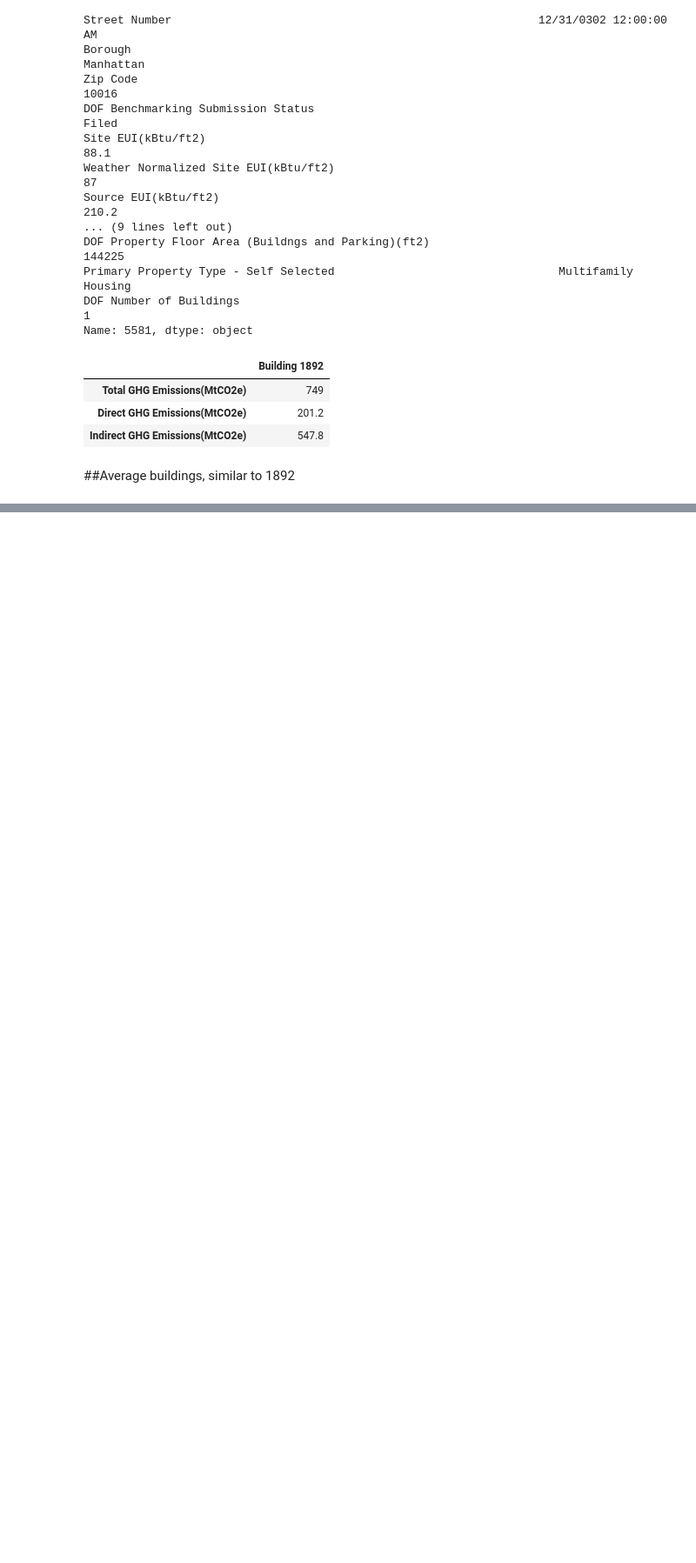
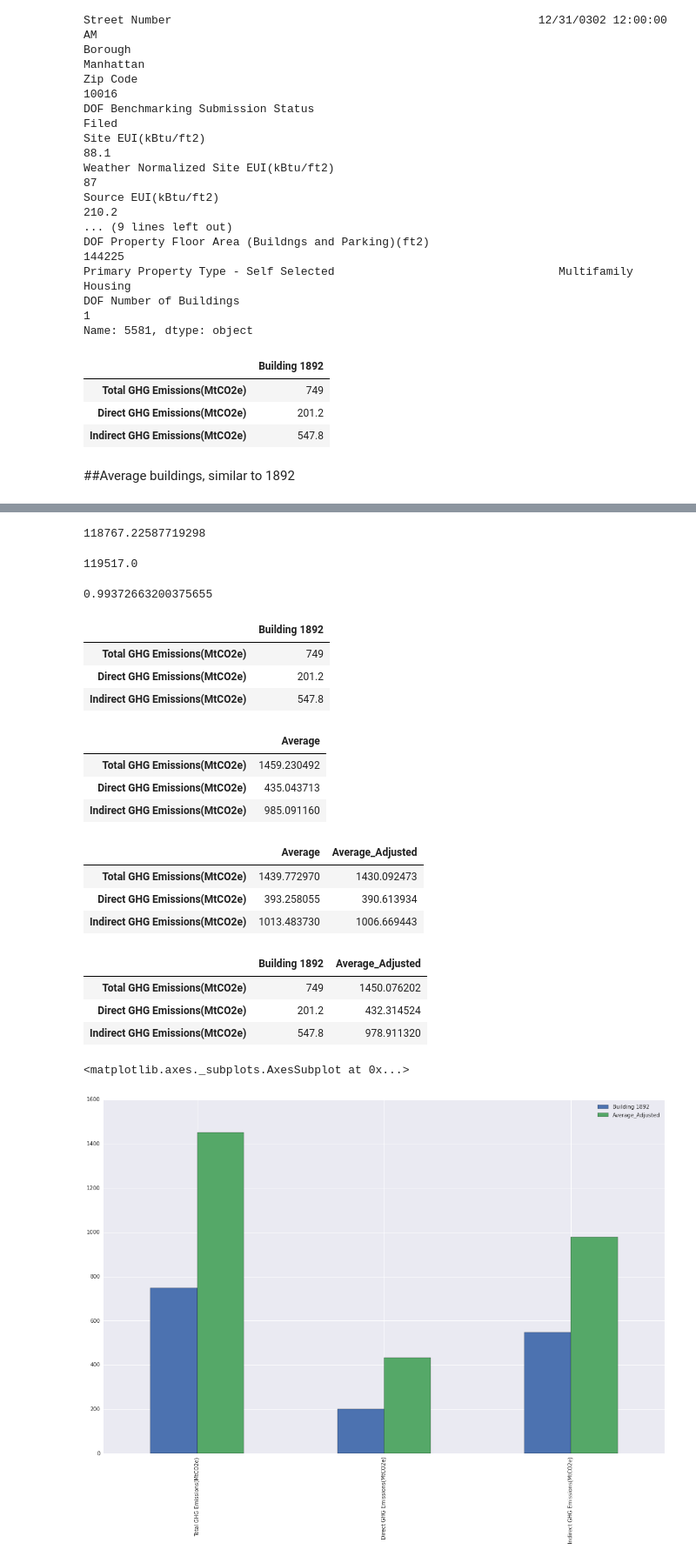
Before and after one commit to Data-Science-TIY/builditgreen, a Jupyter notebook: builditgreen/energy_data_nyc/energy_data_nyc.ipynb, the cells around one changed output, grey strips where cells are left out. Shown at 87% size. Drawn from its saved outputs; the diff is of its cells as text; code cells hidden in the pictures; blank space fills up the shorter version.

```diff
--- a/builditgreen/energy_data_nyc/energy_data_nyc.ipynb
+++ b/builditgreen/energy_data_nyc/energy_data_nyc.ipynb
@@ -278,0 +323,54 @@ minus_10_percent_area, plus_10_percent_area
+# %%
+mean_compare_to_one_89_two[12]
+# %% [output]
+118767.22587719298
+# %%
+one_89_two.squeeze()[20]
+# %% [output]
+119517.0
+# %%
+percent_normalize_1892 = mean_compare_to_one_89_two[12] / one_89_two.squeeze()[20]
+percent_normalize_1892
+# %% [output]
+0.99372663200375655
+# %%
+one_89_two_energy = one_89_two[17:20]
+one_89_two_energy = pd.DataFrame(one_89_two_energy)
+one_89_two_energy.columns=['Building 1892']
+one_89_two_energy
+# %% [output]
+|  | Building 1892 |
+| Total GHG Emissions(MtCO2e) | 749 |
+| Direct GHG Emissions(MtCO2e) | 201.2 |
+| Indirect GHG Emissions(MtCO2e) | 547.8 |
+# %%
+mean_compare_to_one_89_two_energy = mean_compare_to_one_89_two[9:12]
+mean_compare_to_one_89_two_energy = pd.DataFrame(mean_compare_to_one_89_two_energy)
+mean_compare_to_one_89_two_energy.columns=['Average']
+mean_compare_to_one_89_two_energy
+# %% [output]
+|  | Average |
+| Total GHG Emissions(MtCO2e) | 1459.230492 |
+| Direct GHG Emissions(MtCO2e) | 435.043713 |
+| Indirect GHG Emissions(MtCO2e) | 985.091160 |
+# %%
+mean_compare_to_one_89_two_energy['Average_Adjusted'] = mean_compare_to_one_89_two_energy['Average'] * percent_normalize_1892
+mean_to_compare_energy
+# %% [output]
+|  | Average | Average_Adjusted |
+| Total GHG Emissions(MtCO2e) | 1439.772970 | 1430.092473 |
+| Direct GHG Emissions(MtCO2e) | 393.258055 | 390.613934 |
+| Indirect GHG Emissions(MtCO2e) | 1013.483730 | 1006.669443 |
+# %%
+one_89_two_energy_comparison = one_89_two_energy.join(mean_compare_to_one_89_two_energy.iloc[:,1:2])
+one_89_two_energy_comparison
+# %% [output]
+|  | Building 1892 | Average_Adjusted |
+| Total GHG Emissions(MtCO2e) | 749 | 1450.076202 |
+| Direct GHG Emissions(MtCO2e) | 201.2 | 432.314524 |
+| Indirect GHG Emissions(MtCO2e) | 547.8 | 978.911320 |
+# %%
+one_89_two_energy_comparison.plot(kind='bar', figsize=(19,12))
+# %% [output]
+<matplotlib.axes._subplots.AxesSubplot at 0x...>
+[figure, added]
```
Also changed, not shown: parts of 58 cells of this notebook.
